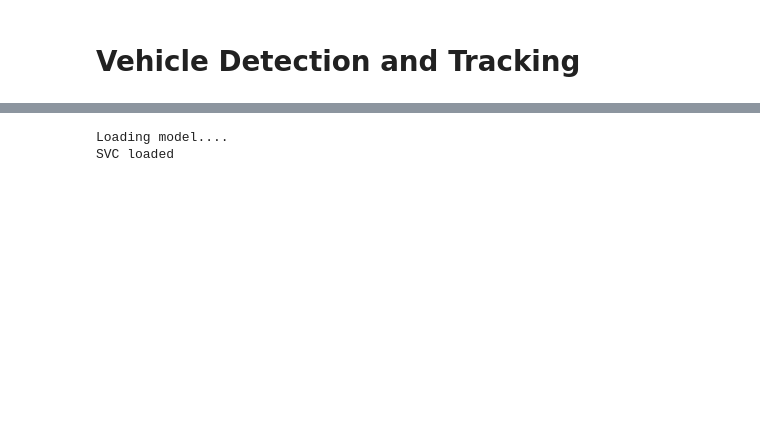
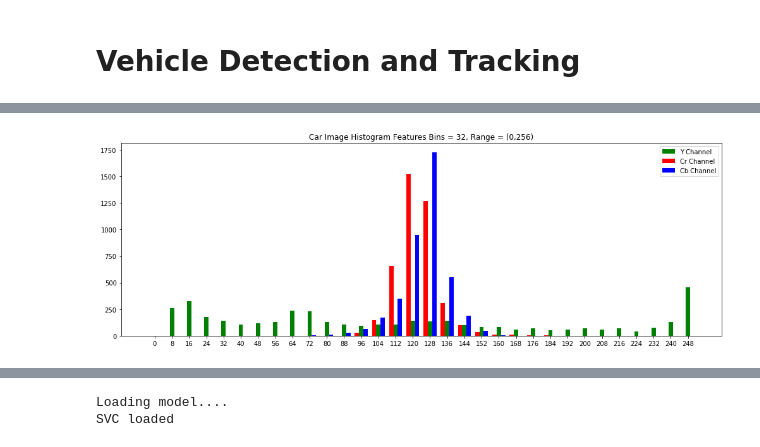
Before and after one commit to rekon/CarND-Vehicle-Detection-ML, a Jupyter notebook: code.ipynb, the cells around one changed output, grey strips where cells are left out. Saved outputs shown, nothing was run; the diff lists cells and outputs as text; code cells hidden in the pictures; blank space fills up the shorter version.

```diff
--- a/code.ipynb
+++ b/code.ipynb
@@ -66,3 +182,29 @@ def color_hist(img, nbins=16, bins_range=(0, 256)):
     hist_features = np.hstack((channel1_hist[0], channel2_hist[0], channel3_hist[0]))
     # Return the individual histograms, bin_centers and feature vector
     return hist_features
+# %%
+def plot_histogram():
+    # Take a car and a non-car image and apply spatial binning
+    car_image = mpimg.imread('./test_images/car.jpg')
+    non_car_image = mpimg.imread('./test_images/non_car.jpg')
+
+    plt.figure(figsize=(14,5))
+
+    plt.title('Car Image Histogram Features Bins = 32, Range = (0,256)')
+
+    car_image=cv2.cvtColor(car_image, cv2.COLOR_RGB2YCrCb)
+
+    bar_width = 0.25
+    Y_hist = np.histogram(car_image[:,:,0], bins=32, range=(0,256))
+    Cr_hist = np.histogram(car_image[:,:,1], bins=32, range=(0,256))
+    Cb_hist = np.histogram(car_image[:,:,2], bins=32, range=(0,256))
+    plt.bar(np.arange(32)+bar_width,Y_hist[0],bar_width,color='g', label='Y Channel')
+    plt.bar(np.arange(32),Cr_hist[0],bar_width,color='r', label='Cr Channel')
+    plt.bar(np.arange(32)+2*bar_width,Cb_hist[0],bar_width,color='b', label='Cb Channel')
+    plt.xticks((np.arange(len(Y_hist[0]))+bar_width),np.int_(Y_hist[1]))
+    plt.tight_layout()
+    plt.legend()
+
+plot_histogram()
+# %% [output]
+[figure, added]
```
Also changed, not shown: parts of 40 cells of this notebook, 20 other files.
